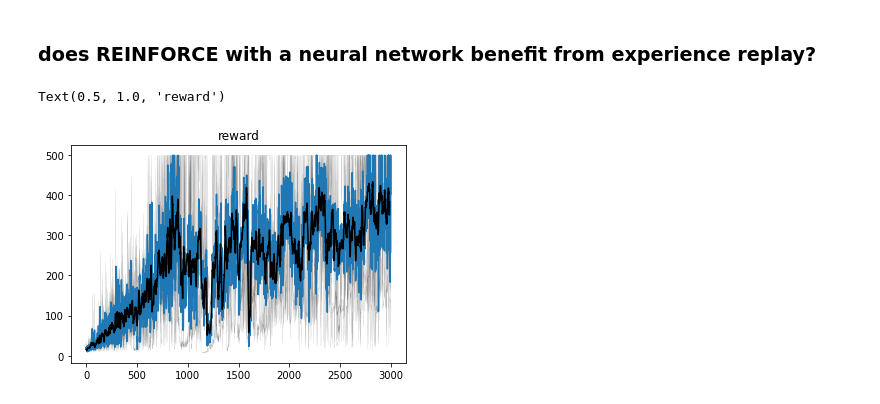
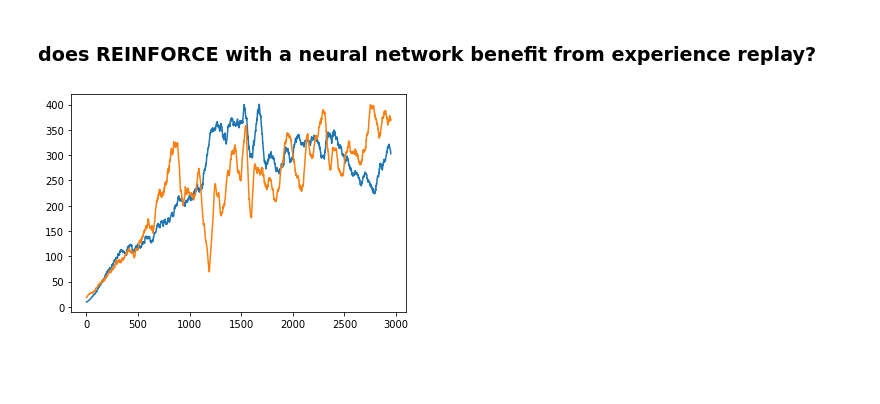
Before and after one commit to andrebeu/gymRL, a Jupyter notebook: A2C_&_REINFORCE/polecart.ipynb, the cells around one changed output. Saved outputs shown, nothing was run; the diff lists cells and outputs as text; code cells hidden in the pictures; blank space fills up the shorter version.

Commit message:
A2C & REINFORCE

```diff
--- a/A2C_&_REINFORCE/polecart.ipynb
+++ b/A2C_&_REINFORCE/polecart.ipynb
@@ -13,7 +13,7 @@ import gym
 %load_ext autoreload
 %autoreload 2
 # %%
-def experiment(nseeds,neps,kw):
+def experiment(nseeds,neps,kw={}):
   """
   interactrion logic
   a < agent(s,h)
@@ -27,7 +27,7 @@ def experiment(nseeds,neps,kw):
     np.random.seed(s)
     tr.manual_seed(s)
     # setup
-    agent = REINFORCE()
+    agent = REINFORCE(**kw)
     task = Task(task_name='CartPole-v1',max_ep_len=500)
     for e in range(neps):
       traj = task.play_ep(pi=agent.act)
@@ -46,13 +46,0 @@ metric,data = experiment(ns,ne,kw=None)
-# %%
-M = metric.mean(0)
-plt.plot(M)
-for m in metric:
-  plt.plot(m,c='k',lw=0.05,zorder=0)
-
-w = 10
-MM = np.mean([M[i:i+w] for i in range(len(M)-w)],-1)
-plt.plot(MM,c='k')
-plt.title('reward')
-# %% [output]
-Text(0.5, 1.0, 'reward')
-[figure, removed]
@@ -59 +50,8 @@ Text(0.5, 1.0, 'reward')
+# %%
+for metric in [ACmetric,REmetric]:
+  M = metric.mean(0)
+  M = movavg(M)
+  plt.plot(M)
+# %% [output]
+[figure, added]
 # %%
```
Also changed, not shown: parts of 4 cells of this notebook, 1 other file.
